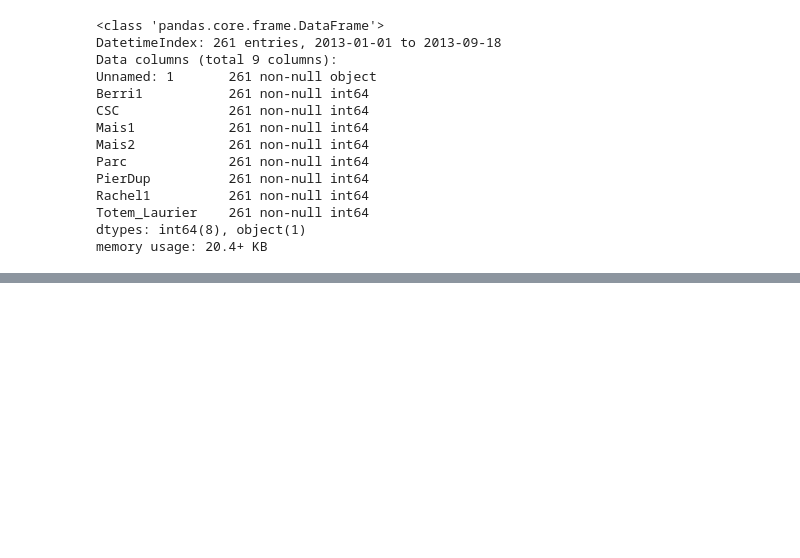
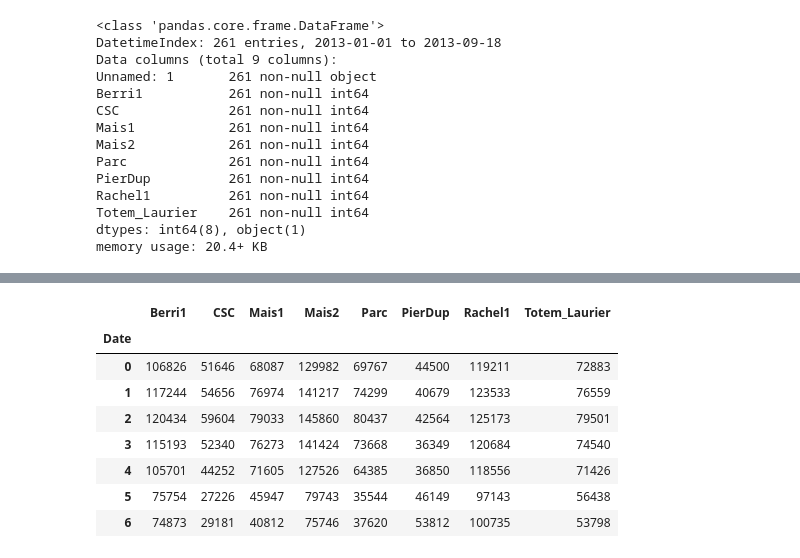
Before and after one commit to alessiocozzi/Montreal-biking-data, a Jupyter notebook: Montreal_biking_data_EDA_ipynb.ipynb, the cells around one changed output, grey strips where cells are left out. Saved outputs shown, nothing was run; the diff lists cells and outputs as text; code cells hidden in the pictures; blank space fills up the shorter version.

```diff
--- a/Montreal_biking_data_EDA_ipynb.ipynb
+++ b/Montreal_biking_data_EDA_ipynb.ipynb
@@ -66,0 +79,13 @@ memory usage: 20.4+ KB
+# %%
+df_week = df.groupby(df.index.weekday).sum()
+df_week
+# %% [output]
+|  | Berri1 | CSC | Mais1 | Mais2 | Parc | PierDup | Rachel1 | Totem_Laurier |
+| Date |  |  |  |  |  |  |  |  |
+| 0 | 106826 | 51646 | 68087 | 129982 | 69767 | 44500 | 119211 | 72883 |
+| 1 | 117244 | 54656 | 76974 | 141217 | 74299 | 40679 | 123533 | 76559 |
+| 2 | 120434 | 59604 | 79033 | 145860 | 80437 | 42564 | 125173 | 79501 |
+| 3 | 115193 | 52340 | 76273 | 141424 | 73668 | 36349 | 120684 | 74540 |
+| 4 | 105701 | 44252 | 71605 | 127526 | 64385 | 36850 | 118556 | 71426 |
+| 5 | 75754 | 27226 | 45947 | 79743 | 35544 | 46149 | 97143 | 56438 |
+| 6 | 74873 | 29181 | 40812 | 75746 | 37620 | 53812 | 100735 | 53798 |
```
Also changed, not shown: parts of 5 cells of this notebook.
